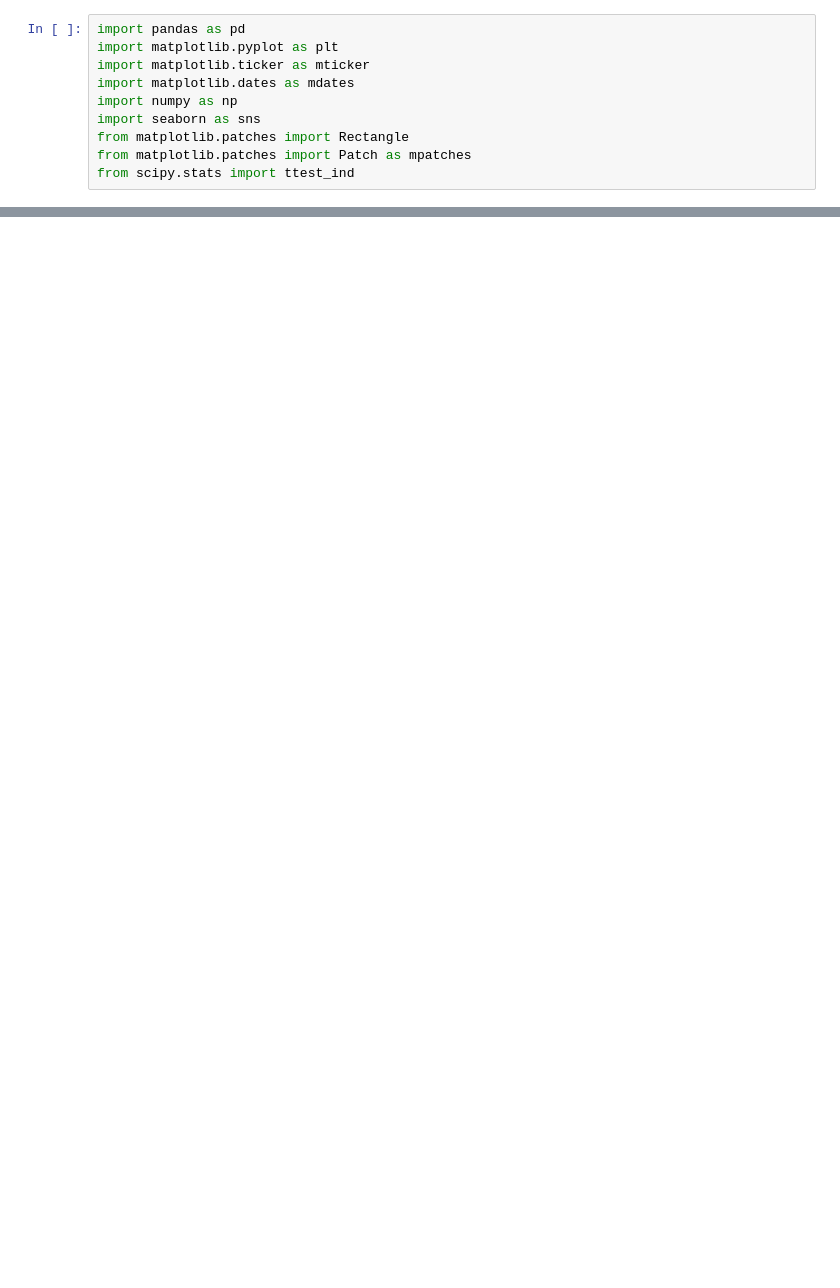
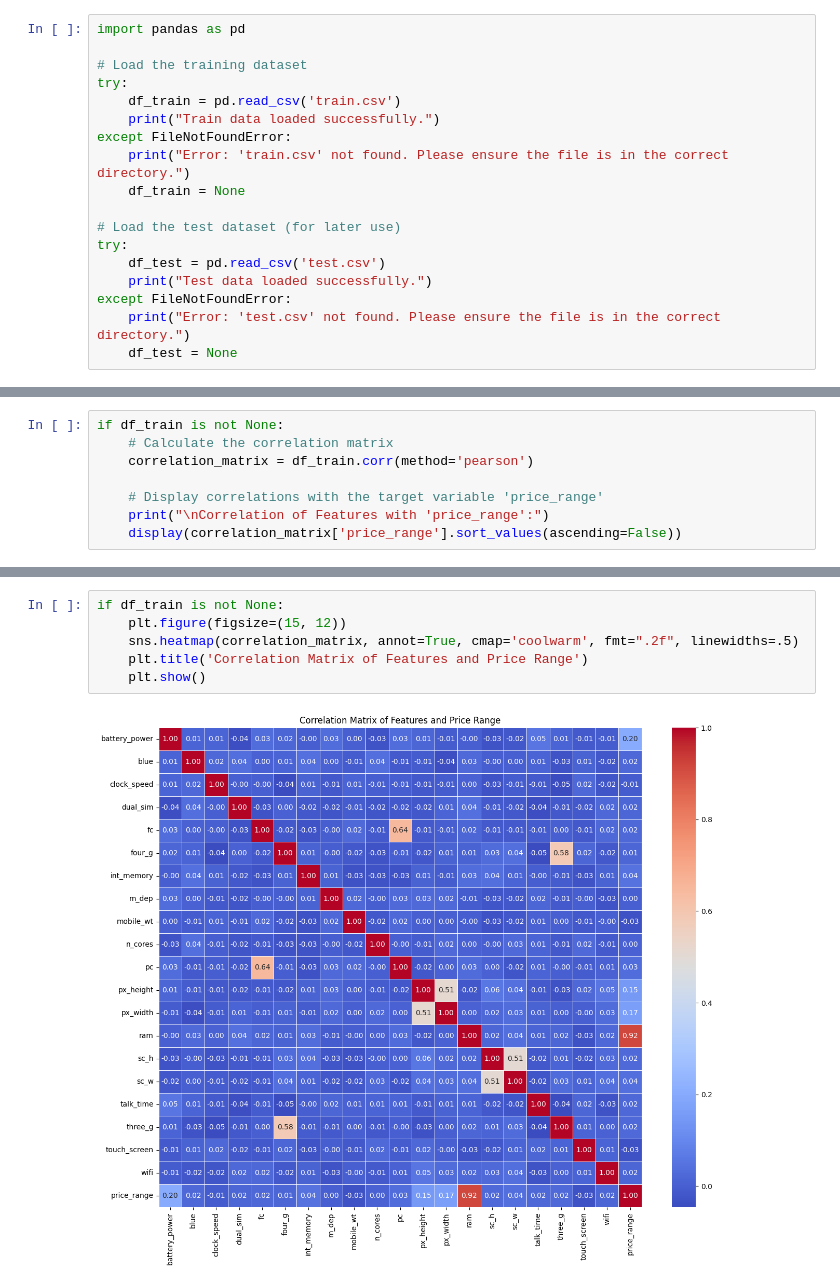
Before and after one commit to olympiomeless/DI_BootCamp_TTA, a Jupyter notebook: Week3/Day3/DaillyChallenge/Data_Analysis.ipynb, the cells around one changed output, grey strips where cells are left out. Cells and saved outputs as stored; diff of their text form; blank space fills up the shorter version.

```diff
--- a/Week3/Day3/DaillyChallenge/Data_Analysis.ipynb
+++ b/Week3/Day3/DaillyChallenge/Data_Analysis.ipynb
@@ -1,10 +3,18 @@
 # %%
 import pandas as pd
-import matplotlib.pyplot as plt
-import matplotlib.ticker as mticker
-import matplotlib.dates as mdates
-import numpy as np
-import seaborn as sns
-from matplotlib.patches import Rectangle
-from matplotlib.patches import Patch as mpatches
-from scipy.stats import ttest_ind
+
+# Load the training dataset
+try:
+    df_train = pd.read_csv('train.csv')
+    print("Train data loaded successfully.")
+except FileNotFoundError:
+    print("Error: 'train.csv' not found. Please ensure the file is in the correct directory.")
+    df_train = None
+
+# Load the test dataset (for later use)
+try:
+    df_test = pd.read_csv('test.csv')
+    print("Test data loaded successfully.")
+except FileNotFoundError:
+    print("Error: 'test.csv' not found. Please ensure the file is in the correct directory.")
+    df_test = None
@@ -36,0 +178,8 @@ print(test_data.head())
+# %%
+if df_train is not None:
+    # Calculate the correlation matrix
+    correlation_matrix = df_train.corr(method='pearson')
+
+    # Display correlations with the target variable 'price_range'
+    print("\nCorrelation of Features with 'price_range':")
+    display(correlation_matrix['price_range'].sort_values(ascending=False))
@@ -36,0 +248,8 @@ print(test_data.head())
+# %%
+if df_train is not None:
+    plt.figure(figsize=(15, 12))
+    sns.heatmap(correlation_matrix, annot=True, cmap='coolwarm', fmt=".2f", linewidths=.5)
+    plt.title('Correlation Matrix of Features and Price Range')
+    plt.show()
+# %% [output]
+[figure, added]
```
Also changed, not shown: parts of 20 cells of this notebook.
